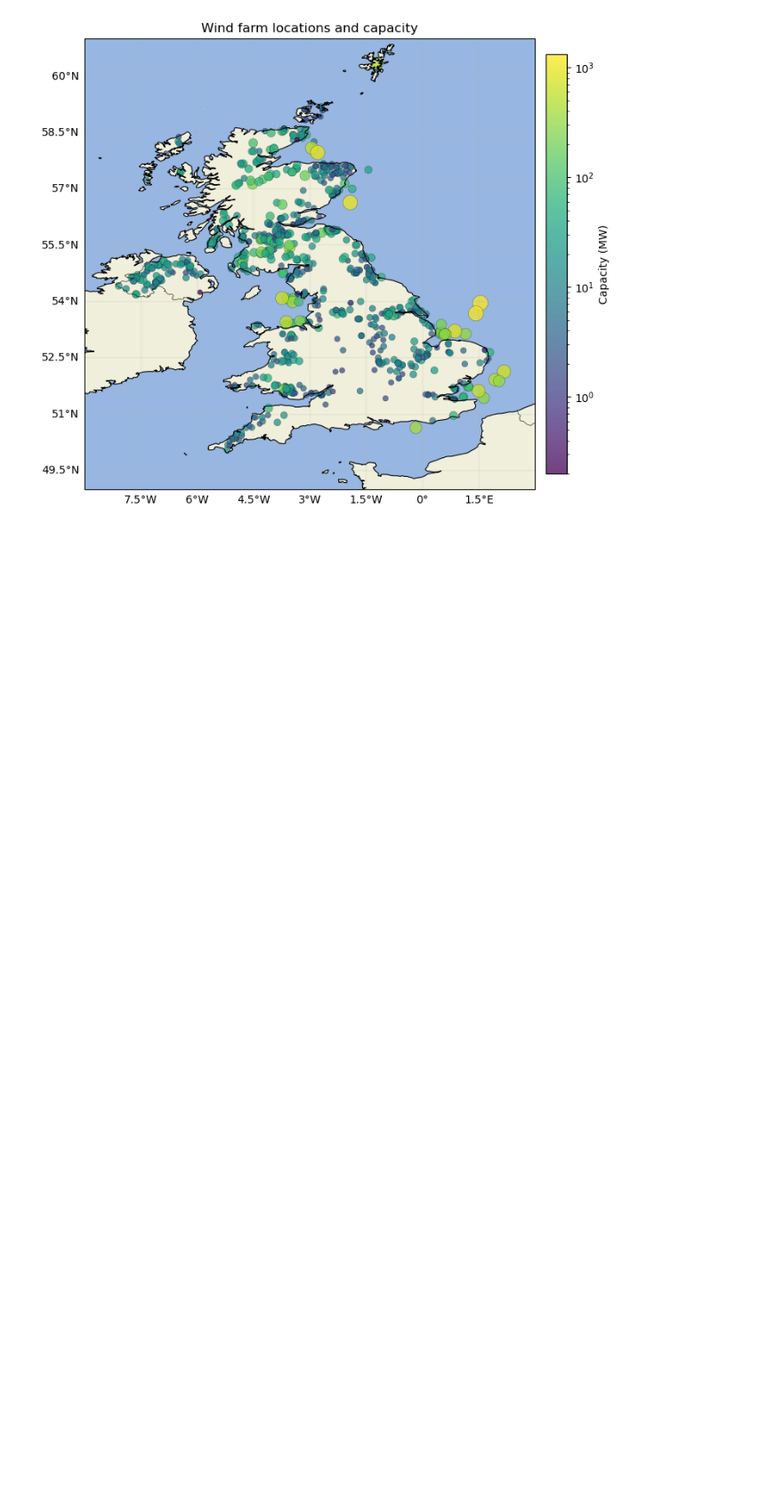
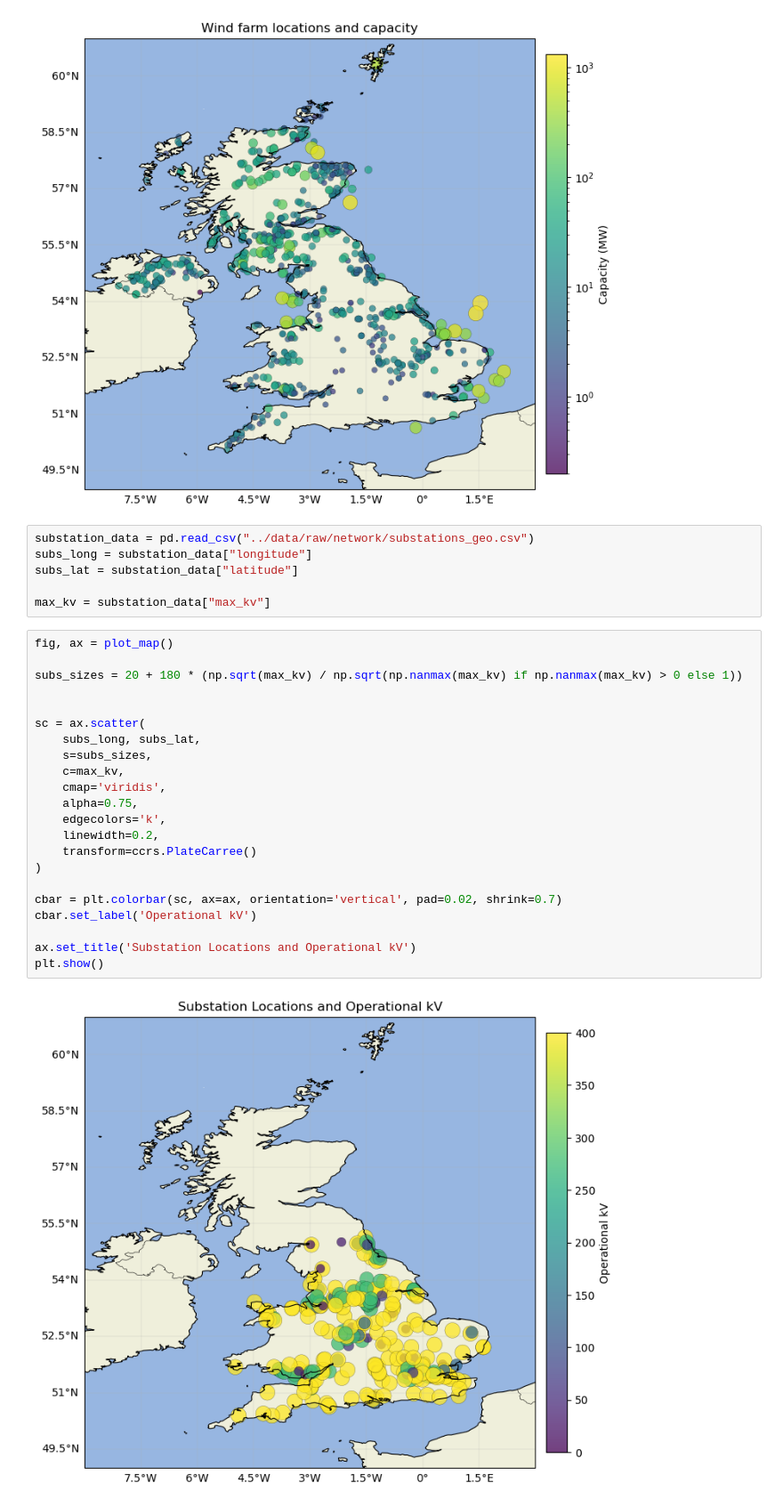
Before and after one commit to clara-lw/wind-energy-grid-project, a Jupyter notebook: notebooks/data_plots.ipynb, the cells around one changed output. Shown at 89% size. Cells and saved outputs as stored; diff of their text form; blank space fills up the shorter version.

Commit message:
add plot of substations with operational kVs

```diff
--- a/notebooks/data_plots.ipynb
+++ b/notebooks/data_plots.ipynb
@@ -80,3 +80,33 @@ ax.set_title('Wind farm locations and capacity')
 plt.show()
 # %% [output]
 [figure]
+# %%
+substation_data = pd.read_csv("../data/raw/network/substations_geo.csv")
+subs_long = substation_data["longitude"]
+subs_lat = substation_data["latitude"]
+
+max_kv = substation_data["max_kv"]
+# %%
+fig, ax = plot_map()
+
+subs_sizes = 20 + 180 * (np.sqrt(max_kv) / np.sqrt(np.nanmax(max_kv) if np.nanmax(max_kv) > 0 else 1))
+
+
+sc = ax.scatter(
+    subs_long, subs_lat,
+    s=subs_sizes,
+    c=max_kv,
+    cmap='viridis',
+    alpha=0.75,
+    edgecolors='k',
+    linewidth=0.2,
+    transform=ccrs.PlateCarree()
+)
+
+cbar = plt.colorbar(sc, ax=ax, orientation='vertical', pad=0.02, shrink=0.7)
+cbar.set_label('Operational kV')
+
+ax.set_title('Substation Locations and Operational kV')
+plt.show()
+# %% [output]
+[figure, added]
```
